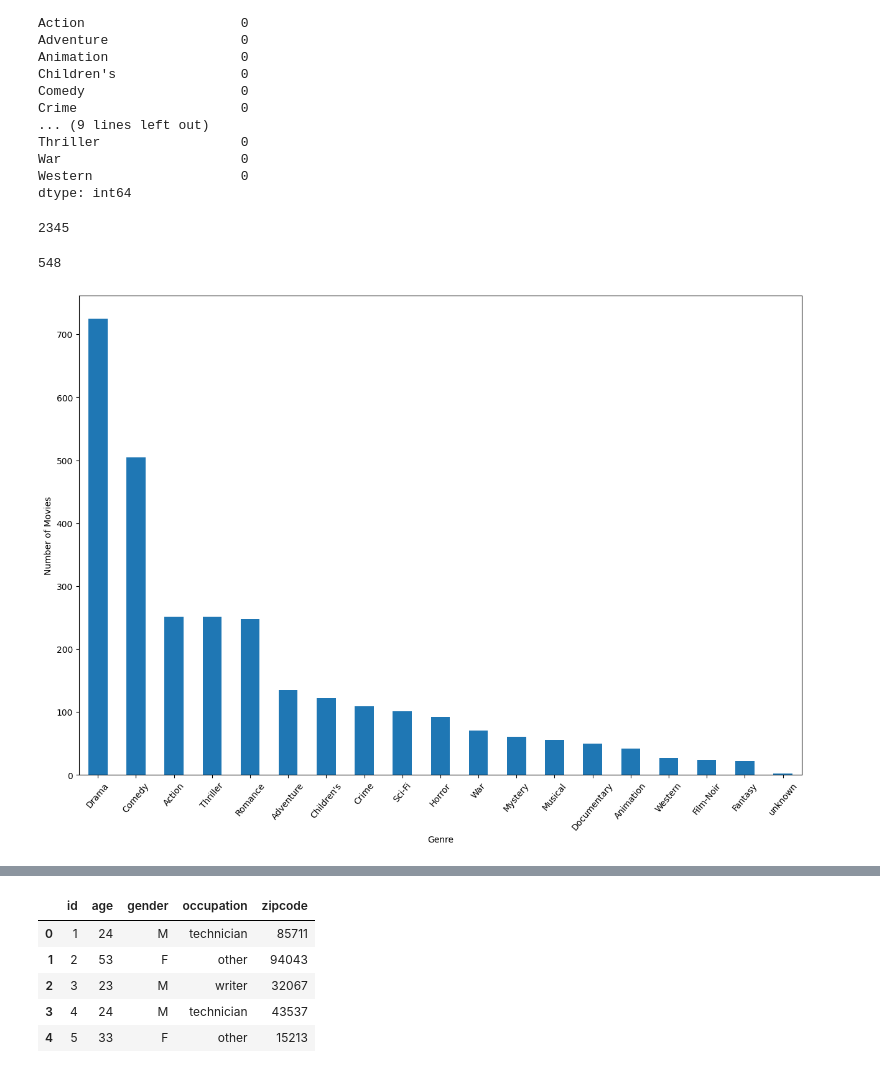
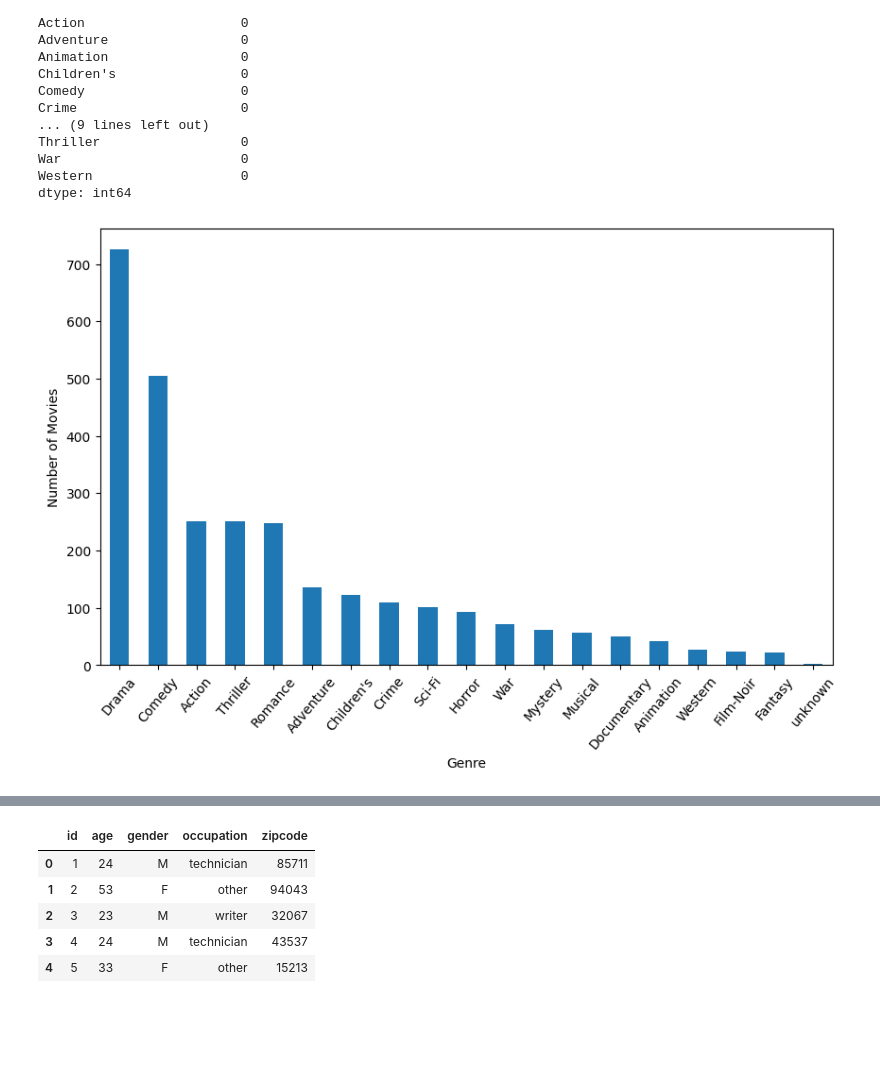
Before and after one commit to Dnau15/MovieRecommenderSystem, a Jupyter notebook: notebooks/1.0-initial_data_exploration.ipynb, the cells around one changed output, grey strips where cells are left out. Cells and saved outputs as stored; diff of their text form; code cells hidden in the pictures; blank space fills up the shorter version.

```diff
--- a/notebooks/1.0-initial_data_exploration.ipynb
+++ b/notebooks/1.0-initial_data_exploration.ipynb
@@ -81,25 +90,15 @@ Western                   0
 dtype: int64
 # %%
 genres_freq = user_item[[c for c in user_item.columns if c in genres_list]].sum()
-# %%
-genres_freq.sort_values(ascending=False)[:8].sum()
-# %% [output]
-2345
-# %%
-genres_freq.sort_values(ascending=False)[8:].sum()
-# %% [output]
-548
 # %%
-import matplotlib.pyplot as plt
-
-plt.figure(figsize=(15,10))
+plt.figure(figsize=(10,6))
 genres_freq.sort_values(ascending=False).plot.bar()
 plt.xticks(rotation=50)
 plt.xlabel("Genre")
 plt.ylabel("Number of Movies")
 plt.show()
 # %% [output]
-[figure, old version]
+[figure, new version]
 # %%
 from wordcloud import WordCloud
 
```
Also changed, not shown: parts of 7 cells of this notebook, 1 other file.
